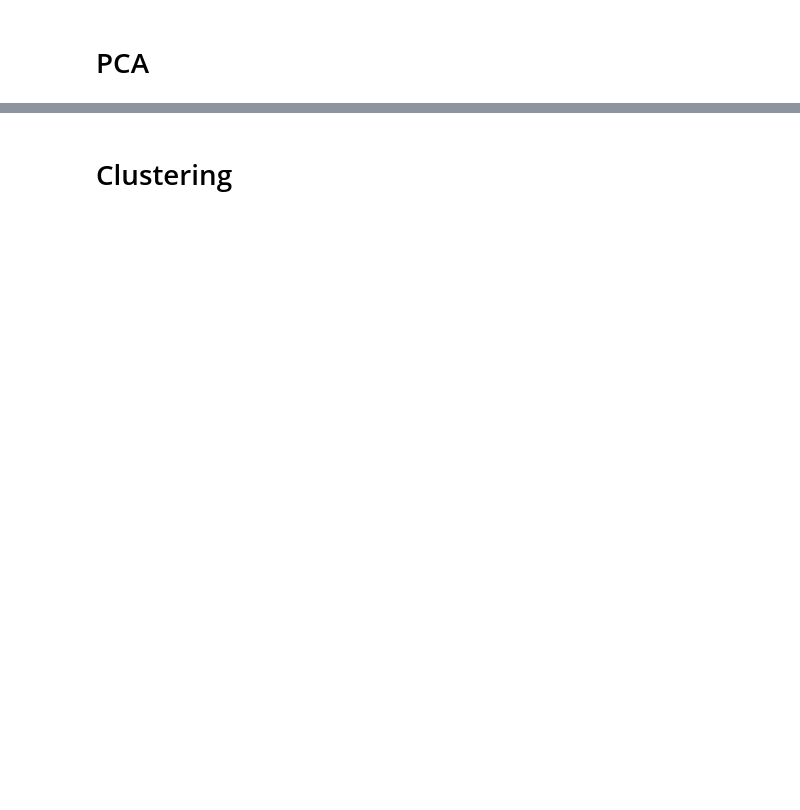
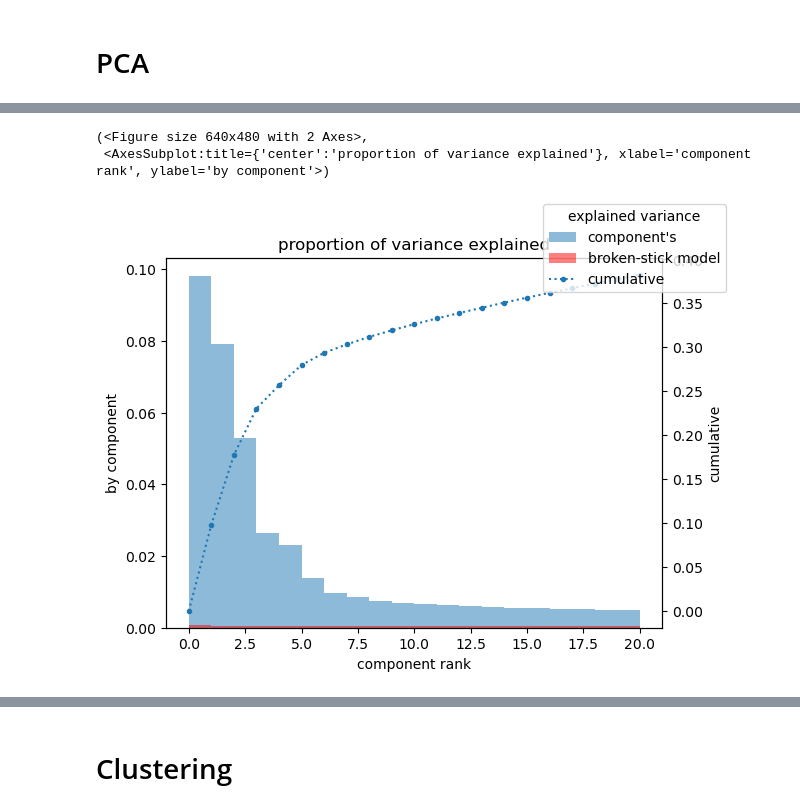
Before and after one commit to TLouf/words-use, a Jupyter notebook: notebooks/2.2.lang_dialects.ipynb, the cells around one changed output, grey strips where cells are left out. Saved outputs shown, nothing was run; the diff lists cells and outputs as text; code cells hidden in the pictures; blank space fills up the shorter version.

```diff
--- a/notebooks/2.2.lang_dialects.ipynb
+++ b/notebooks/2.2.lang_dialects.ipynb
@@ -249,0 +272,6 @@ for i in range(4):
+# %%
+decomp.explained_var_plot(n_components=20, log_scale=False)
+# %% [output]
+(<Figure size 640x480 with 2 Axes>,
+ <AxesSubplot:title={'center':'proportion of variance explained'}, xlabel='component rank', ylabel='by component'>)
+[figure, added]
```
Also changed, not shown: parts of 224 cells of this notebook.
